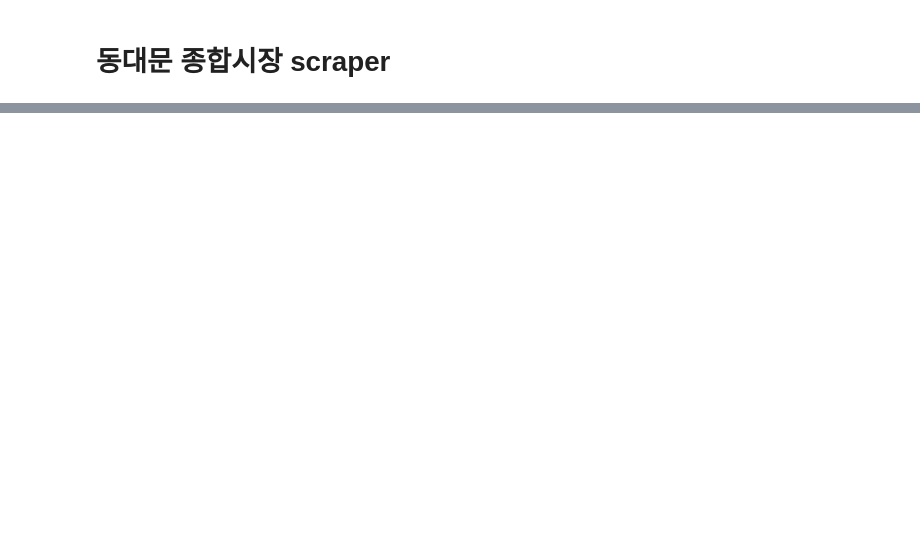
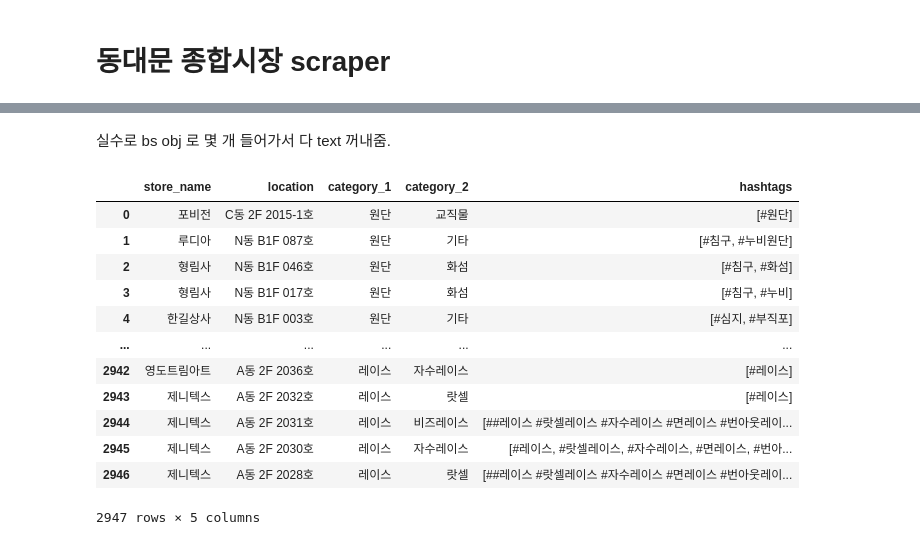
Before and after one commit to jaepil-choi/father_dongdaemoon, a Jupyter notebook: dongdaemoon_scraper.ipynb, the cells around one changed output, grey strips where cells are left out. Cells and saved outputs as stored; diff of their text form; code cells hidden in the pictures; blank space fills up the shorter version.

```diff
--- a/dongdaemoon_scraper.ipynb
+++ b/dongdaemoon_scraper.ipynb
@@ -37,0 +76,11 @@ len(details)
+# %%
+data = []
+
+for catcode in tqdm(catcode_list):
+    div_list = get_div_list(catcode)
+    if div_list:
+        div_data = [parse_div(div) for div in div_list]
+        data += div_data
+    else:
+        print('empty div_list?')
+        print(f'div_list: {div_list}')
@@ -37,0 +102,2 @@ len(details)
+# %%
+df = pd.DataFrame(data)
@@ -37,0 +119,4 @@ len(details)
+# %% [markdown]
+실수로 bs obj 로 몇 개 들어가서 다 text 꺼내줌.
+# %%
+df['store_name'] = df['store_name'].apply(lambda bs_obj: bs_obj.text)
@@ -37,0 +125,16 @@ len(details)
+# %%
+df
+# %% [output]
+|  | store_name | location | category_1 | category_2 | hashtags |
+| 0 | 포비전 | C동 2F 2015-1호 | 원단 | 교직물 | [#원단] |
+| 1 | 루디아 | N동 B1F 087호 | 원단 | 기타 | [#침구, #누비원단] |
+| 2 | 형림사 | N동 B1F 046호 | 원단 | 화섬 | [#침구, #화섬] |
+| 3 | 형림사 | N동 B1F 017호 | 원단 | 화섬 | [#침구, #누비] |
+| 4 | 한길상사 | N동 B1F 003호 | 원단 | 기타 | [#심지, #부직포] |
+| ... | ... | ... | ... | ... | ... |
+| 2942 | 영도트림아트 | A동 2F 2036호 | 레이스 | 자수레이스 | [#레이스] |
+| 2943 | 제니텍스 | A동 2F 2032호 | 레이스 | 랏셀 | [#레이스] |
+| 2944 | 제니텍스 | A동 2F 2031호 | 레이스 | 비즈레이스 | [##레이스 #랏셀레이스 #자수레이스 #면레이스 #번아웃레이... |
+| 2945 | 제니텍스 | A동 2F 2030호 | 레이스 | 자수레이스 | [#레이스, #랏셀레이스, #자수레이스, #면레이스, #번아... |
+| 2946 | 제니텍스 | A동 2F 2028호 | 레이스 | 랏셀 | [##레이스 #랏셀레이스 #자수레이스 #면레이스 #번아웃레이... |
+2947 rows × 5 columns
```
Also changed, not shown: parts of 17 cells of this notebook, 3 other files.
